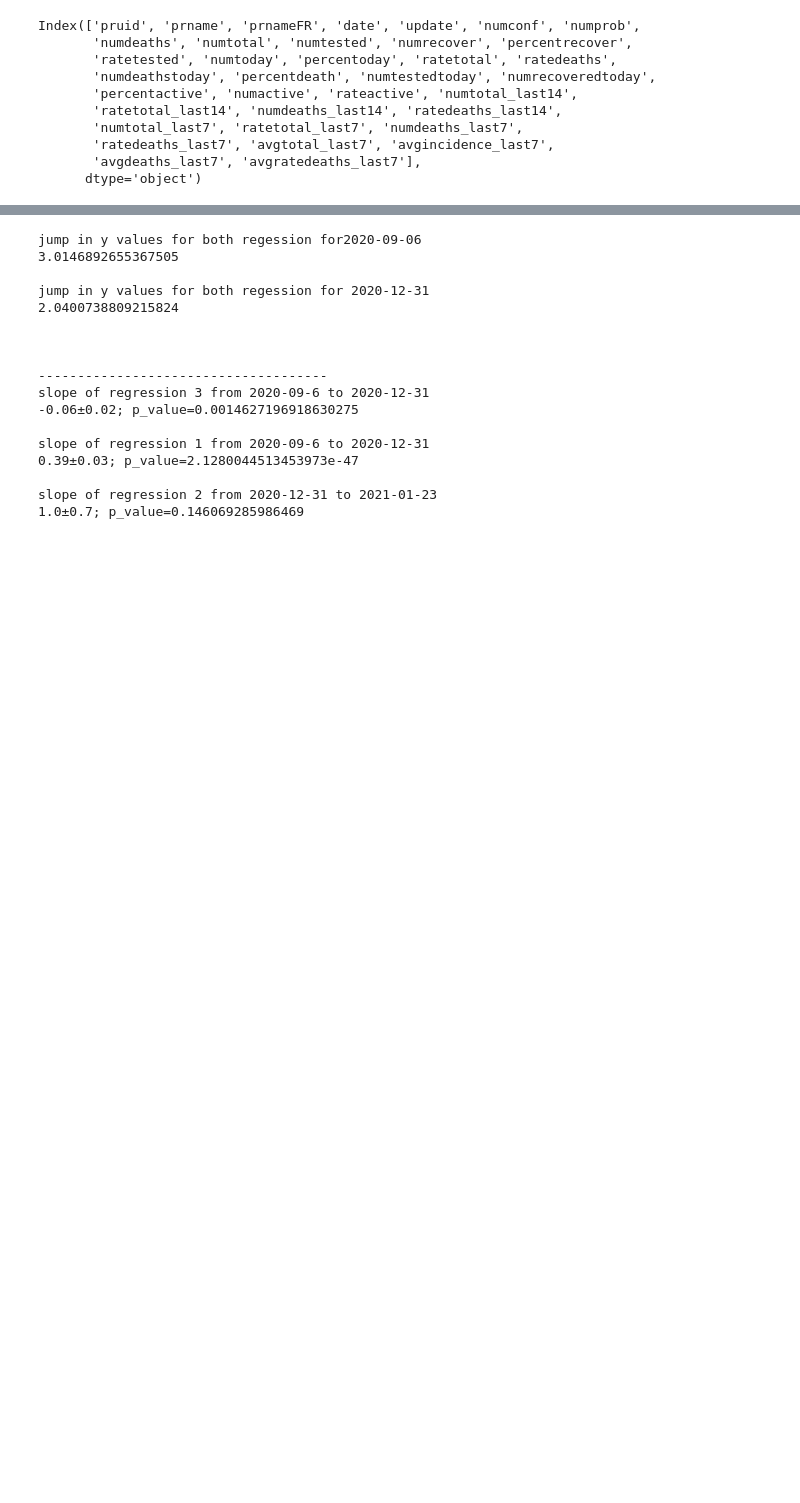
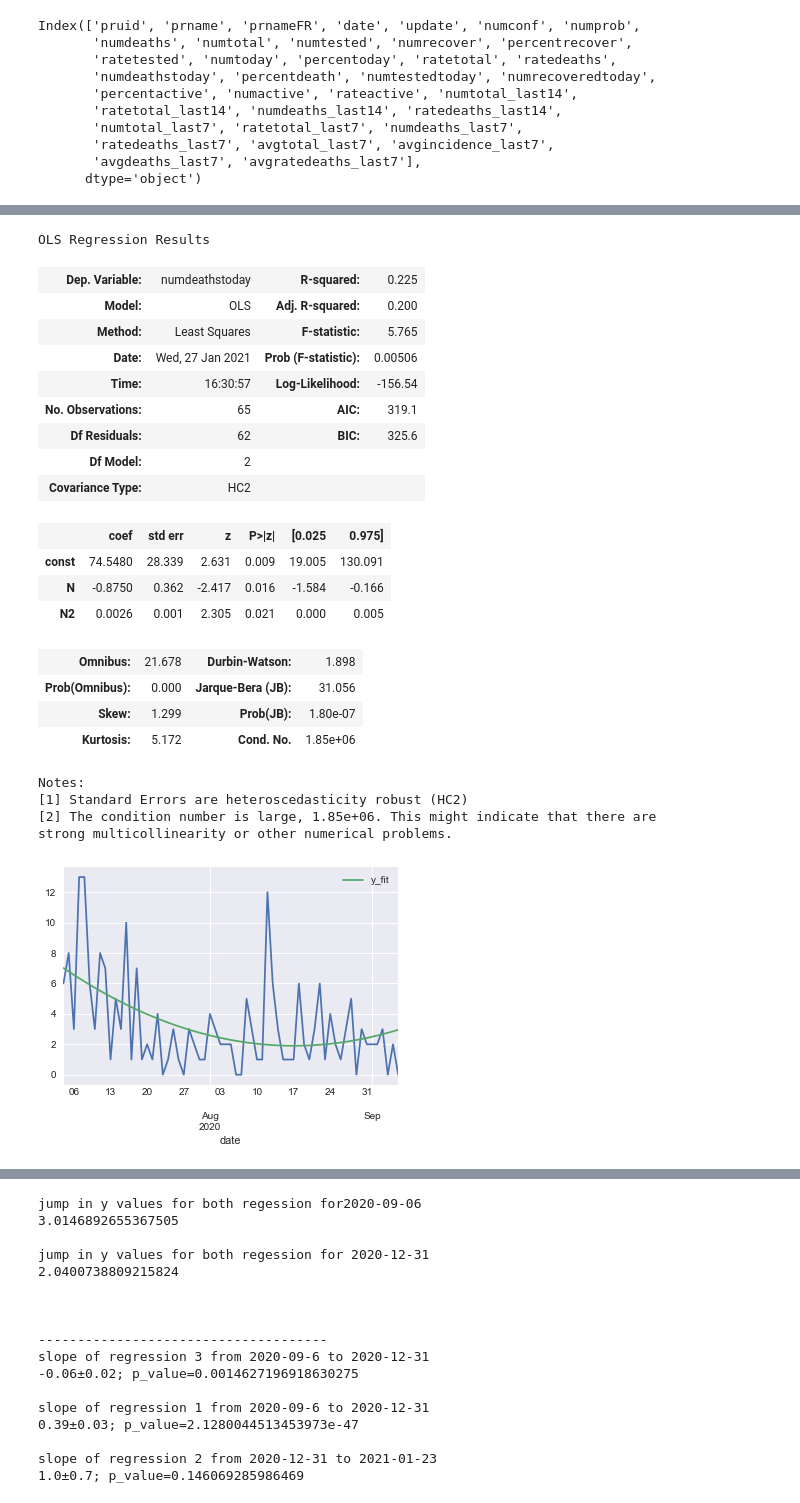
Before and after one commit to cb-ds-1/m3-4-rdd-project, a Jupyter notebook: w3.4.ipynb, the cells around one changed output, grey strips where cells are left out. Saved outputs shown, nothing was run; the diff lists cells and outputs as text; code cells hidden in the pictures; blank space fills up the shorter version.

```diff
--- a/w3.4.ipynb
+++ b/w3.4.ipynb
@@ -190,3 +264,41 @@ strong multicollinearity or other numerical problems.
+# %%
+#######################
+# not using this one #
+#######################
+t3_1='2020-07-04'
+t2_1='2020-09-06'
+y33,fit_df33,reg33=regression(df1,2,t3_1,t2_1,col)
+
+fig33,ax33=plt.subplots()
+y33.plot(ax=ax33)
+#ax3.plot(y3,'.')
+fit_df33.plot(ax=ax33)
+
+reg33.summary()
+# %% [output]
+OLS Regression Results
+| Dep. Variable: | numdeathstoday | R-squared: | 0.225 |
+| Model: | OLS | Adj. R-squared: | 0.200 |
+| Method: | Least Squares | F-statistic: | 5.765 |
+| Date: | Wed, 27 Jan 2021 | Prob (F-statistic): | 0.00506 |
+| Time: | 16:30:57 | Log-Likelihood: | -156.54 |
+| No. Observations: | 65 | AIC: | 319.1 |
+| Df Residuals: | 62 | BIC: | 325.6 |
+| Df Model: | 2 |  |  |
+| Covariance Type: | HC2 |  |  |
+|  | coef | std err | z | P>|z| | [0.025 | 0.975] |
+| const | 74.5480 | 28.339 | 2.631 | 0.009 | 19.005 | 130.091 |
+| N | -0.8750 | 0.362 | -2.417 | 0.016 | -1.584 | -0.166 |
+| N2 | 0.0026 | 0.001 | 2.305 | 0.021 | 0.000 | 0.005 |
+| Omnibus: | 21.678 | Durbin-Watson: | 1.898 |
+| Prob(Omnibus): | 0.000 | Jarque-Bera (JB): | 31.056 |
+| Skew: | 1.299 | Prob(JB): | 1.80e-07 |
+| Kurtosis: | 5.172 | Cond. No. | 1.85e+06 |
+Notes:
+[1] Standard Errors are heteroscedasticity robust (HC2)
+[2] The condition number is large, 1.85e+06. This might indicate that there are
+strong multicollinearity or other numerical problems.
+[figure, added]
 # %%
 t3_1='2020-07-04'
 t2_1='2020-09-06'
```
Also changed, not shown: parts of 9 cells of this notebook.
